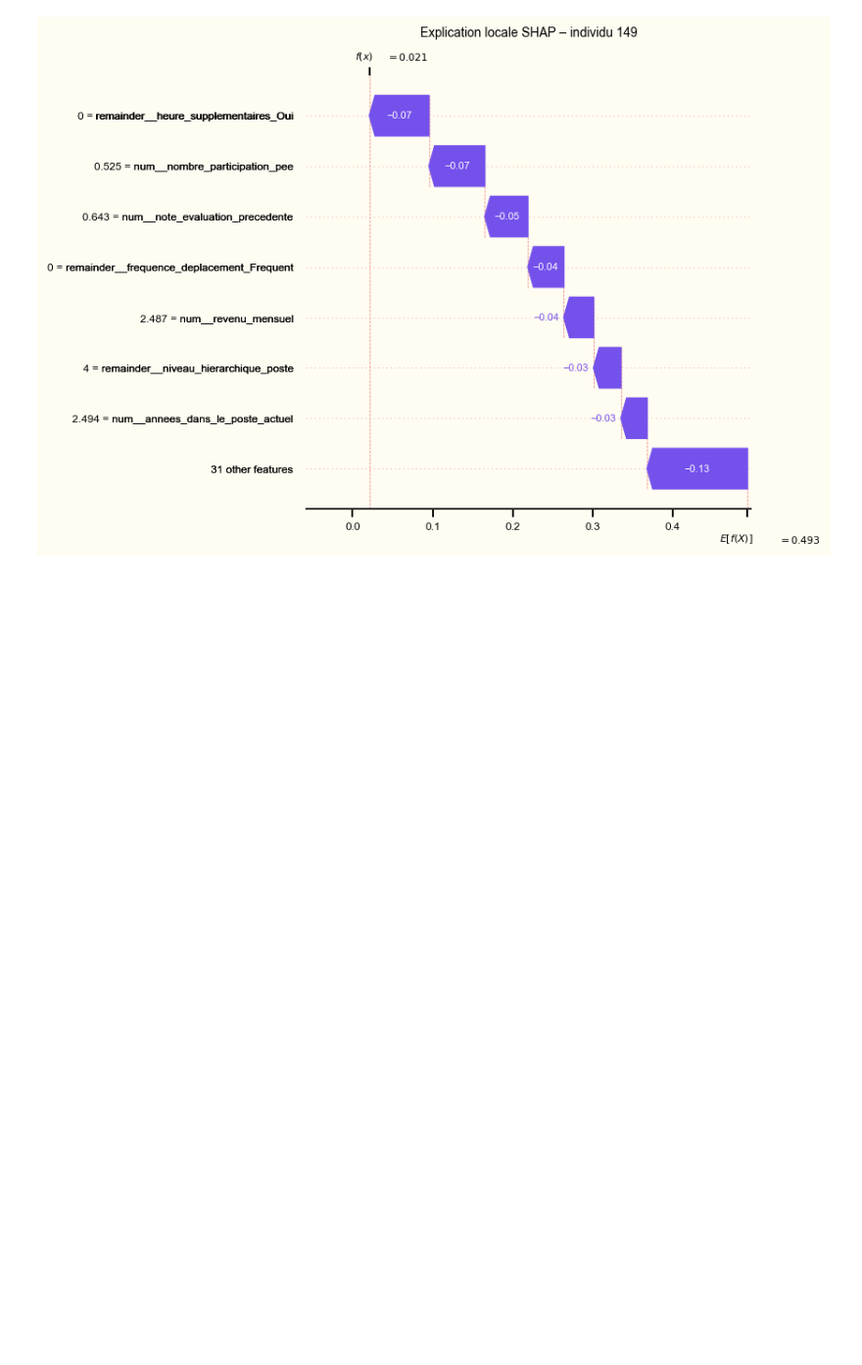
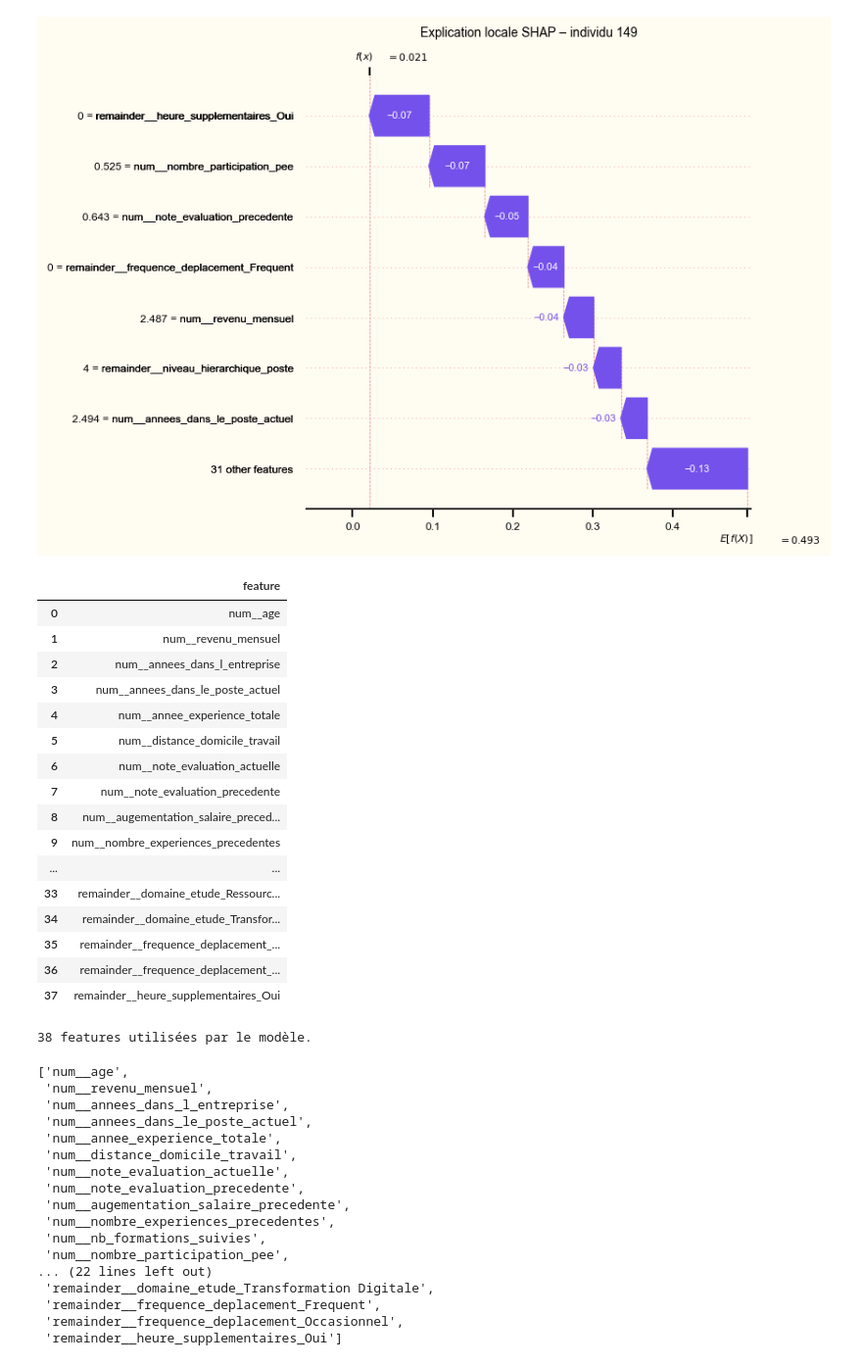
Before and after one commit to stephmnt/attrition_ESN, a Jupyter notebook: attrition_ESN.ipynb, the cells around one changed output. Shown at 98% size. Cells and saved outputs as stored; diff of their text form; code cells hidden in the pictures; blank space fills up the shorter version.

```diff
--- a/Manet_stephane_notebook_112025.ipynb
+++ b/attrition_ESN.ipynb
@@ -1012,3 +1014,55 @@ shap_local(idx_lowrisk, shap_values, max_display=8, text_scale=0.6, cmap=cmap_he
 [figure]
 [INFO] Interprétation locale SHAP – individu 149
 [figure]
+# %%
+# === Liste des features utilisées par le modèle ===
+if 'feature_names' in globals():
+    model_features = list(feature_names)
+elif 'best_pipe' in globals():
+    try:
+        model_features = list(best_pipe.named_steps['prep'].get_feature_names_out())
+    except Exception:
+        model_features = list(X_full.columns)
+else:
+    raise NameError("Impossible de récupérer les features du modèle. Relance l'entraînement avant cette cellule.")
+
+features_df = pd.DataFrame({'feature': model_features})
+display(features_df)
+print(f"{len(model_features)} features utilisées par le modèle.")
+model_features
+# %% [output]
+|  | feature |
+| 0 | num__age |
+| 1 | num__revenu_mensuel |
+| 2 | num__annees_dans_l_entreprise |
+| 3 | num__annees_dans_le_poste_actuel |
+| 4 | num__annee_experience_totale |
+| 5 | num__distance_domicile_travail |
+| 6 | num__note_evaluation_actuelle |
+| 7 | num__note_evaluation_precedente |
+| 8 | num__augementation_salaire_preced... |
+| 9 | num__nombre_experiences_precedentes |
+| ... | ... |
+| 33 | remainder__domaine_etude_Ressourc... |
+| 34 | remainder__domaine_etude_Transfor... |
+| 35 | remainder__frequence_deplacement_... |
+| 36 | remainder__frequence_deplacement_... |
+| 37 | remainder__heure_supplementaires_Oui |
+38 features utilisées par le modèle.
+['num__age',
+ 'num__revenu_mensuel',
+ 'num__annees_dans_l_entreprise',
+ 'num__annees_dans_le_poste_actuel',
+ 'num__annee_experience_totale',
+ 'num__distance_domicile_travail',
+ 'num__note_evaluation_actuelle',
+ 'num__note_evaluation_precedente',
+ 'num__augementation_salaire_precedente',
+ 'num__nombre_experiences_precedentes',
+ 'num__nb_formations_suivies',
+ 'num__nombre_participation_pee',
+... (22 lines left out)
+ 'remainder__domaine_etude_Transformation Digitale',
+ 'remainder__frequence_deplacement_Frequent',
+ 'remainder__frequence_deplacement_Occasionnel',
+ 'remainder__heure_supplementaires_Oui']
```
Also changed, not shown: parts of 2 cells of this notebook, 5 other files.
